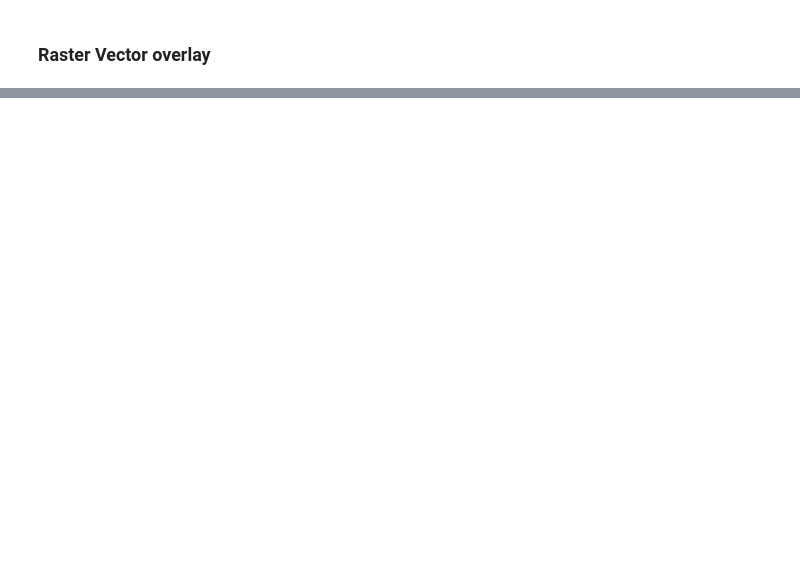
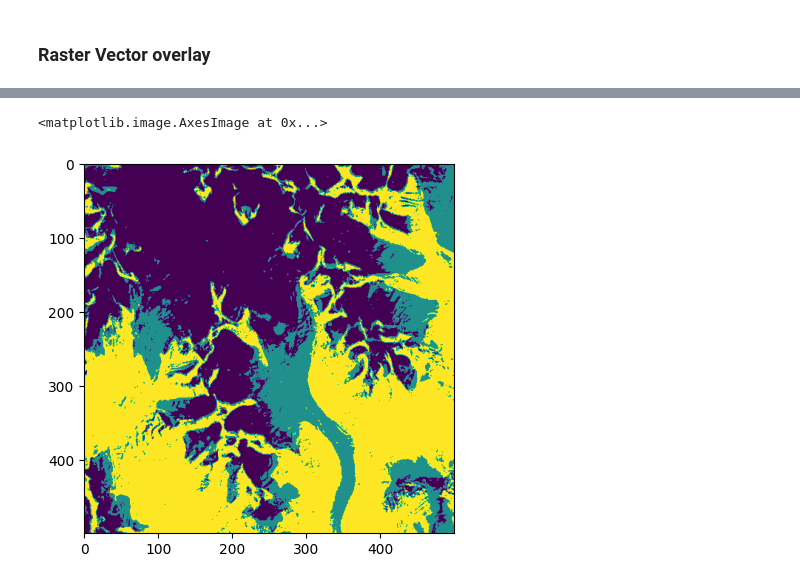
Before and after one commit to lbrodsky/ml_geography, a Jupyter notebook: 04_GeoPython/04_3_LAB_mlgeo_GeoPython_geopandas_meets_rasterio.ipynb, the cells around one changed output, grey strips where cells are left out. Cells and saved outputs as stored; diff of their text form; code cells hidden in the pictures; blank space fills up the shorter version.

```diff
--- a/04_GeoPython/04_3_LAB_mlgeo_GeoPython_geopandas_meets_rasterio.ipynb
+++ b/04_GeoPython/04_3_LAB_mlgeo_GeoPython_geopandas_meets_rasterio.ipynb
@@ -146,3 +254,8 @@ class_prediction.shape
+# %%
+plt.imshow(class_prediction)
+# %% [output]
+<matplotlib.image.AxesImage at 0x...>
+[figure, added]
 # %%
 # Visualize
 
```
Also changed, not shown: parts of 37 cells of this notebook, 1 other file.
